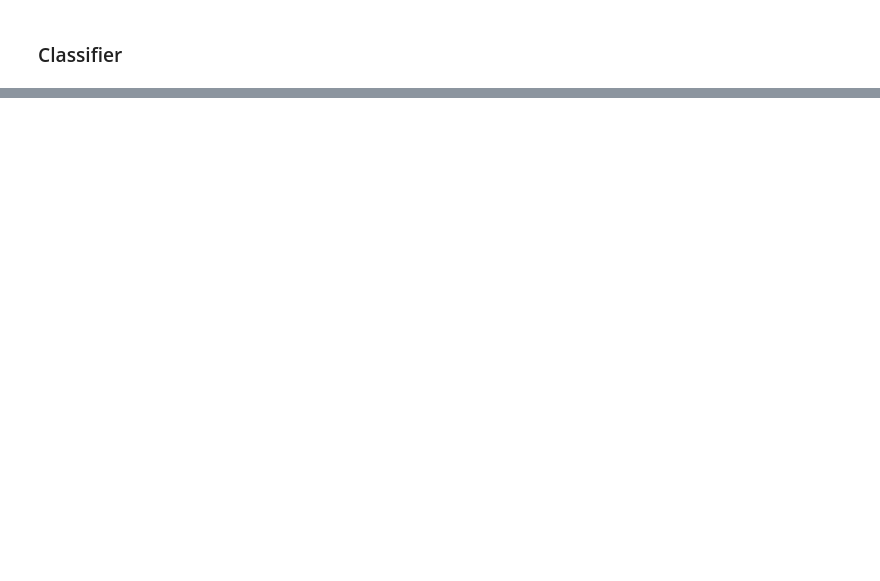
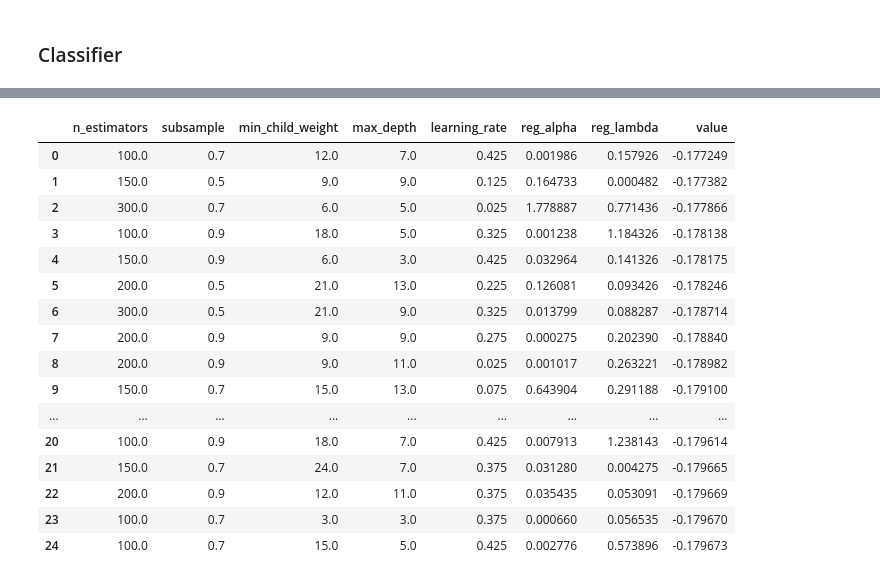
Before and after one commit to ruibone/AUO_aging_test, a Jupyter notebook: AUO aging test/AUO_aging/3_4_XGBoost.ipynb, the cells around one changed output, grey strips where cells are left out. Cells and saved outputs as stored; diff of their text form; code cells hidden in the pictures; blank space fills up the shorter version.

```diff
--- a/AUO aging test/AUO_aging/3_4_XGBoost.ipynb
+++ b/AUO aging test/AUO_aging/3_4_XGBoost.ipynb
@@ -161,0 +299,32 @@ table_set1
+# %%
+##### top 50 hyper-parameters#####
+all_value = []
+[all_value.append(x.values) for x in study.trials]
+val = np.array(all_value)
+best_val = np.flip(val.argsort(axis = 0))[0:25]
+val_table = pd.DataFrame()
+for i in best_val:
+    temp_table = pd.DataFrame(pd.Series(study.trials[i[0]].params)).T
+    temp_table['value'] = study.trials[i[0]].value
+    val_table = pd.concat([val_table, temp_table])
+
+val_table = val_table.reset_index(drop = True)
+val_table
+# %% [output]
+|  | n_estimators | subsample | min_child_weight | max_depth | learning_rate | reg_alpha | reg_lambda | value |
+| 0 | 100.0 | 0.7 | 12.0 | 7.0 | 0.425 | 0.001986 | 0.157926 | -0.177249 |
+| 1 | 150.0 | 0.5 | 9.0 | 9.0 | 0.125 | 0.164733 | 0.000482 | -0.177382 |
+| 2 | 300.0 | 0.7 | 6.0 | 5.0 | 0.025 | 1.778887 | 0.771436 | -0.177866 |
+| 3 | 100.0 | 0.9 | 18.0 | 5.0 | 0.325 | 0.001238 | 1.184326 | -0.178138 |
+| 4 | 150.0 | 0.9 | 6.0 | 3.0 | 0.425 | 0.032964 | 0.141326 | -0.178175 |
+| 5 | 200.0 | 0.5 | 21.0 | 13.0 | 0.225 | 0.126081 | 0.093426 | -0.178246 |
+| 6 | 300.0 | 0.5 | 21.0 | 9.0 | 0.325 | 0.013799 | 0.088287 | -0.178714 |
+| 7 | 200.0 | 0.9 | 9.0 | 9.0 | 0.275 | 0.000275 | 0.202390 | -0.178840 |
+| 8 | 200.0 | 0.9 | 9.0 | 11.0 | 0.025 | 0.001017 | 0.263221 | -0.178982 |
+| 9 | 150.0 | 0.7 | 15.0 | 13.0 | 0.075 | 0.643904 | 0.291188 | -0.179100 |
+| ... | ... | ... | ... | ... | ... | ... | ... | ... |
+| 20 | 100.0 | 0.9 | 18.0 | 7.0 | 0.425 | 0.007913 | 1.238143 | -0.179614 |
+| 21 | 150.0 | 0.7 | 24.0 | 7.0 | 0.375 | 0.031280 | 0.004275 | -0.179665 |
+| 22 | 200.0 | 0.9 | 12.0 | 11.0 | 0.375 | 0.035435 | 0.053091 | -0.179669 |
+| 23 | 100.0 | 0.7 | 3.0 | 3.0 | 0.375 | 0.000660 | 0.056535 | -0.179670 |
+| 24 | 100.0 | 0.7 | 15.0 | 5.0 | 0.425 | 0.002776 | 0.573896 | -0.179673 |
```
Also changed, not shown: parts of 21 cells of this notebook, 27 other files.
